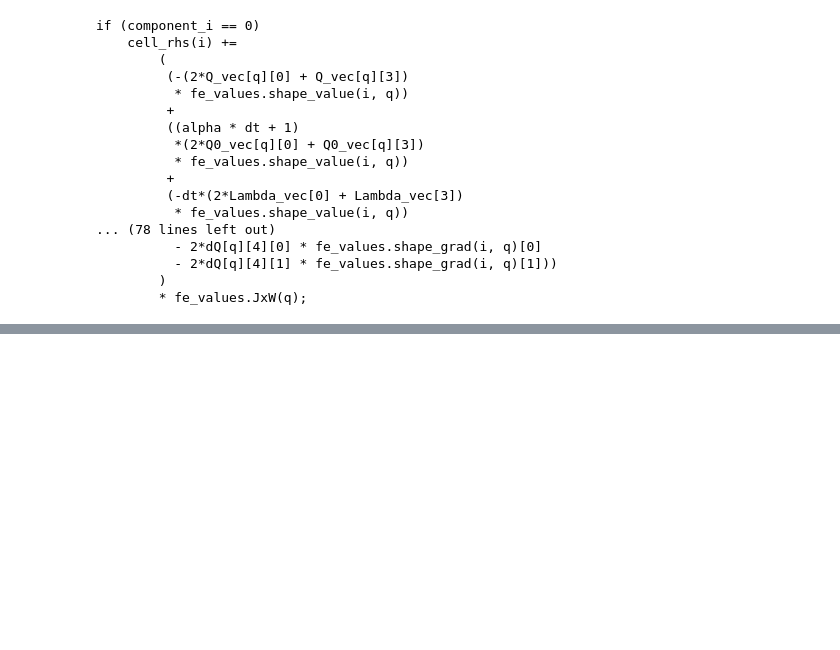
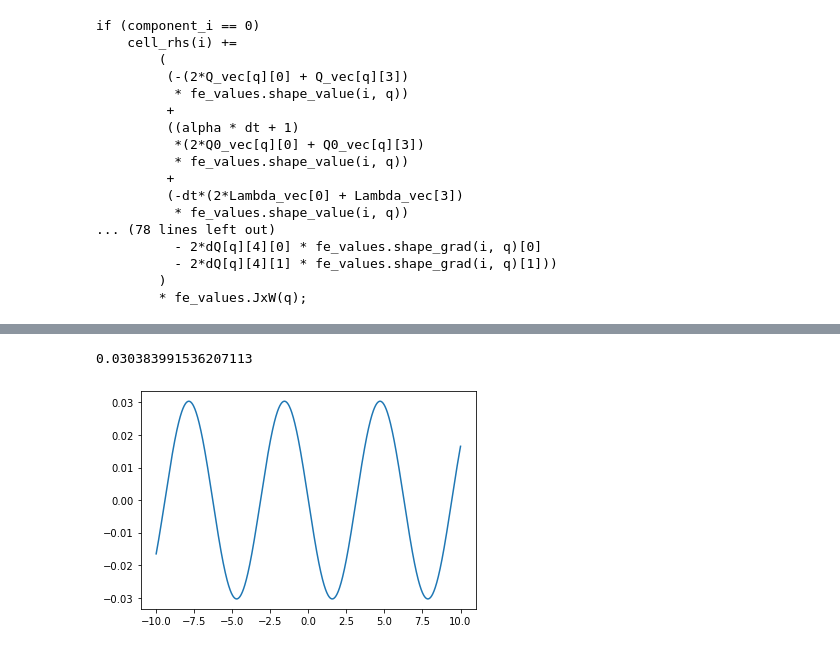
Before and after one commit to lucasmyers97/maier-saupe-lc-hydrodynamics, a Jupyter notebook: theory/anisotropic-elastic-terms/anisotropic_elasticity_calculations.ipynb, the cells around one changed output, grey strips where cells are left out. Saved outputs shown, nothing was run; the diff lists cells and outputs as text; code cells hidden in the pictures; blank space fills up the shorter version.

```diff
--- a/theory/anisotropic-elastic-terms/anisotropic_elasticity_calculations.ipynb
+++ b/theory/anisotropic-elastic-terms/anisotropic_elasticity_calculations.ipynb
@@ -668,0 +1073,6 @@ if (component_i == 0 && component_j == 0)
+# %%
+plt.plot(x_num, E31_ar)
+print(np.max(E31_ar))
+# %% [output]
+0.030383991536207113
+[figure, added]
```
Also changed, not shown: parts of 51 cells of this notebook, 2 other files.
